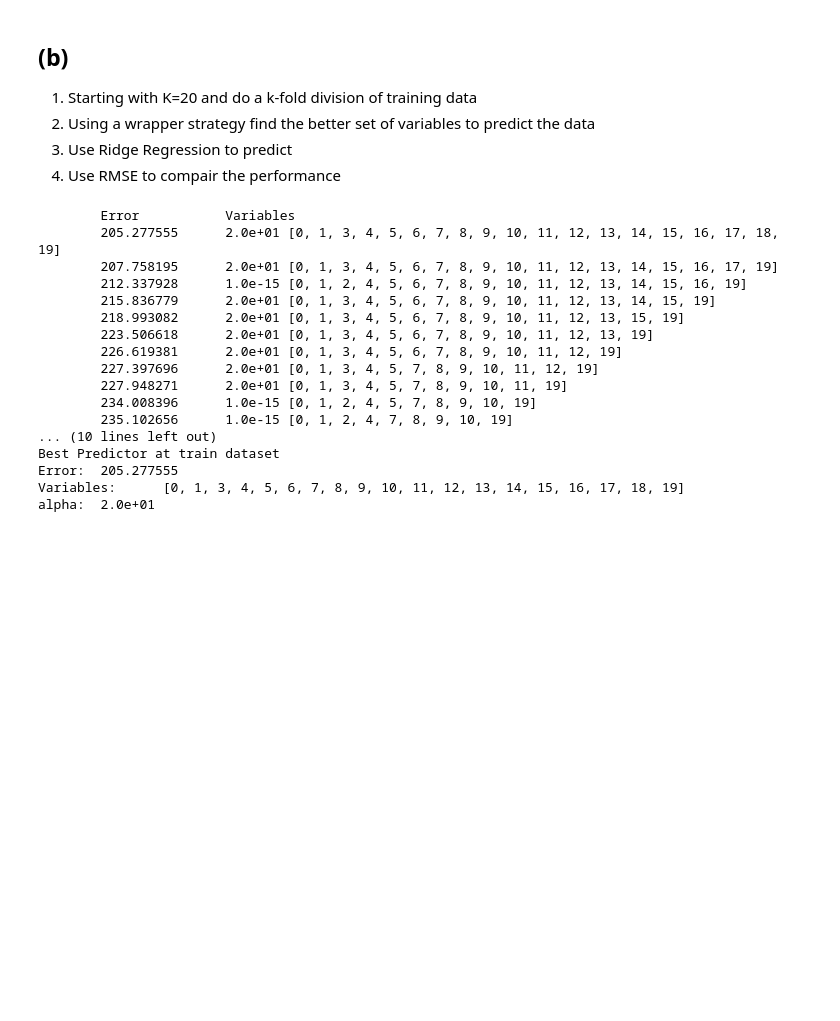
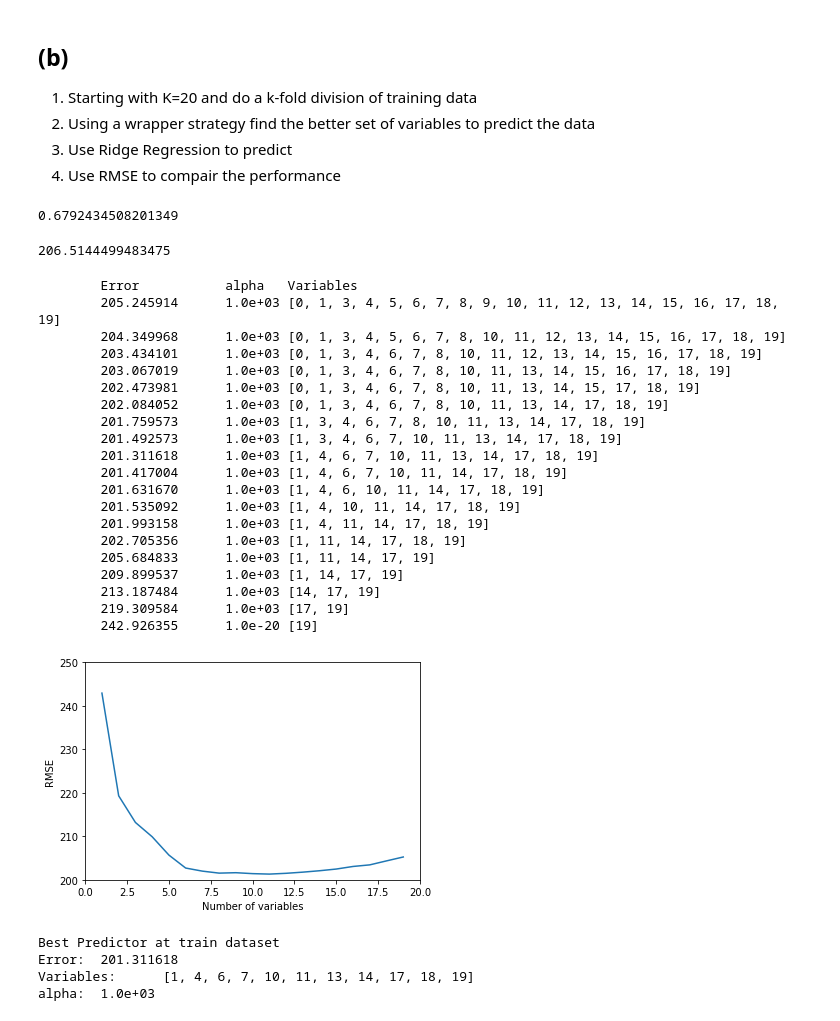
Before and after one commit to seoruosa/ia006_aprendizado-de-maquina_feec-unicamp, a Jupyter notebook: EFC/EFC1/sunspot.ipynb, the cells around one changed output. Drawn from its saved outputs; the diff is of its cells as text; code cells hidden in the pictures; blank space fills up the shorter version.

```diff
--- a/EFC/EFC1/sunspot.ipynb
+++ b/EFC/EFC1/sunspot.ipynb
@@ -66,6 +68,18 @@ R2: 0.670314
 1. Using a wrapper strategy find the better set of variables to predict the data
 1. Use Ridge Regression to predict
 1. Use RMSE to compair the performance
+# %%
+from sklearn.model_selection import cross_val_score, KFold
+from sklearn.metrics import mean_squared_error, r2_score
+from sklearn.linear_model import RidgeCV
+
+clf = RidgeCV(alphas=np.logspace(-20,5,20), cv=5, scoring='neg_mean_squared_error').fit(X_train, Y_train)
+print(clf.score(X_test, Y_test))
+mean_squared_error(clf.predict(X_test),Y_test)
+# clf.alpha_
+# %% [output]
+0.6792434508201349
+206.5144499483475
 # %%
 from sklearn.model_selection import cross_val_score, KFold
 from sklearn.metrics import mean_squared_error, r2_score
@@ -114,32 +129,52 @@ while len(starting_variables)>1:
 # %%
 # min(all_results[5], key=lambda x:x['error']['mean'])
-print("\tError\t\tVariables")
+print("\tError\t\talpha\tVariables")
 min_var=[]
+error_plot=[]
+n_variables_plot=[]
 for n_var in all_results:
     min_var_ = min(all_results[n_var], key=lambda x:x['error']['mean'])
     min_var.append(min_var_)
+    error_plot.append(min_var_['error']['mean'])
+    n_variables_plot.append(len(min_var_['variables']))
     print("\t%f\t%.1e\t%s" % (min_var_['error']['mean'], min_var_['error']['alpha'],min_var_['variables']))
-# min_var
+
+%matplotlib inline
+plt.plot(n_variables_plot, error_plot)
+plt.axis([0, 20, 200, 250])
+plt.xlabel('Number of variables')
+plt.ylabel('RMSE')
+plt.show()
+
+
 best_predictor = min(min_var, key=lambda x: x['error']['mean'])
 print("\n\nBest Predictor at train dataset\nError:\t%f\nVariables:\t%s\nalpha:\t%.1e" % (best_predictor['error']['mean'], best_predictor['variables'], best_predictor['error']['alpha']))
 # %% [output]
-        Error           Variables
-        205.277555      2.0e+01 [0, 1, 3, 4, 5, 6, 7, 8, 9, 10, 11, 12, 13, 14, 15, 16, 17, 18, 19]
-        207.758195      2.0e+01 [0, 1, 3, 4, 5, 6, 7, 8, 9, 10, 11, 12, 13, 14, 15, 16, 17, 19]
-        212.337928      1.0e-15 [0, 1, 2, 4, 5, 6, 7, 8, 9, 10, 11, 12, 13, 14, 15, 16, 19]
-        215.836779      2.0e+01 [0, 1, 3, 4, 5, 6, 7, 8, 9, 10, 11, 12, 13, 14, 15, 19]
-        218.993082      2.0e+01 [0, 1, 3, 4, 5, 6, 7, 8, 9, 10, 11, 12, 13, 15, 19]
-        223.506618      2.0e+01 [0, 1, 3, 4, 5, 6, 7, 8, 9, 10, 11, 12, 13, 19]
-        226.619381      2.0e+01 [0, 1, 3, 4, 5, 6, 7, 8, 9, 10, 11, 12, 19]
-        227.397696      2.0e+01 [0, 1, 3, 4, 5, 7, 8, 9, 10, 11, 12, 19]
-        227.948271      2.0e+01 [0, 1, 3, 4, 5, 7, 8, 9, 10, 11, 19]
-        234.008396      1.0e-15 [0, 1, 2, 4, 5, 7, 8, 9, 10, 19]
-        235.102656      1.0e-15 [0, 1, 2, 4, 7, 8, 9, 10, 19]
-... (10 lines left out)
-Best Predictor at train dataset
-Error:  205.277555
-Variables:      [0, 1, 3, 4, 5, 6, 7, 8, 9, 10, 11, 12, 13, 14, 15, 16, 17, 18, 19]
-alpha:  2.0e+01
+        Error           alpha   Variables
+        205.245914      1.0e+03 [0, 1, 3, 4, 5, 6, 7, 8, 9, 10, 11, 12, 13, 14, 15, 16, 17, 18, 19]
+        204.349968      1.0e+03 [0, 1, 3, 4, 5, 6, 7, 8, 10, 11, 12, 13, 14, 15, 16, 17, 18, 19]
+        203.434101      1.0e+03 [0, 1, 3, 4, 6, 7, 8, 10, 11, 12, 13, 14, 15, 16, 17, 18, 19]
+        203.067019      1.0e+03 [0, 1, 3, 4, 6, 7, 8, 10, 11, 13, 14, 15, 16, 17, 18, 19]
+        202.473981      1.0e+03 [0, 1, 3, 4, 6, 7, 8, 10, 11, 13, 14, 15, 17, 18, 19]
+        202.084052      1.0e+03 [0, 1, 3, 4, 6, 7, 8, 10, 11, 13, 14, 17, 18, 19]
+        201.759573      1.0e+03 [1, 3, 4, 6, 7, 8, 10, 11, 13, 14, 17, 18, 19]
+        201.492573      1.0e+03 [1, 3, 4, 6, 7, 10, 11, 13, 14, 17, 18, 19]
+        201.311618      1.0e+03 [1, 4, 6, 7, 10, 11, 13, 14, 17, 18, 19]
+        201.417004      1.0e+03 [1, 4, 6, 7, 10, 11, 14, 17, 18, 19]
+        201.631670      1.0e+03 [1, 4, 6, 10, 11, 14, 17, 18, 19]
+        201.535092      1.0e+03 [1, 4, 10, 11, 14, 17, 18, 19]
+        201.993158      1.0e+03 [1, 4, 11, 14, 17, 18, 19]
+        202.705356      1.0e+03 [1, 11, 14, 17, 18, 19]
+        205.684833      1.0e+03 [1, 11, 14, 17, 19]
+        209.899537      1.0e+03 [1, 14, 17, 19]
+        213.187484      1.0e+03 [14, 17, 19]
+        219.309584      1.0e+03 [17, 19]
+        242.926355      1.0e-20 [19]
+[figure, added]
+Best Predictor at train dataset
+Error:  201.311618
+Variables:      [1, 4, 6, 7, 10, 11, 13, 14, 17, 18, 19]
+alpha:  1.0e+03
 # %%
 # best_predictor
 lrr = Ridge(alpha=best_predictor['error']['alpha'])
```
Also changed, not shown: parts of 6 cells of this notebook.
